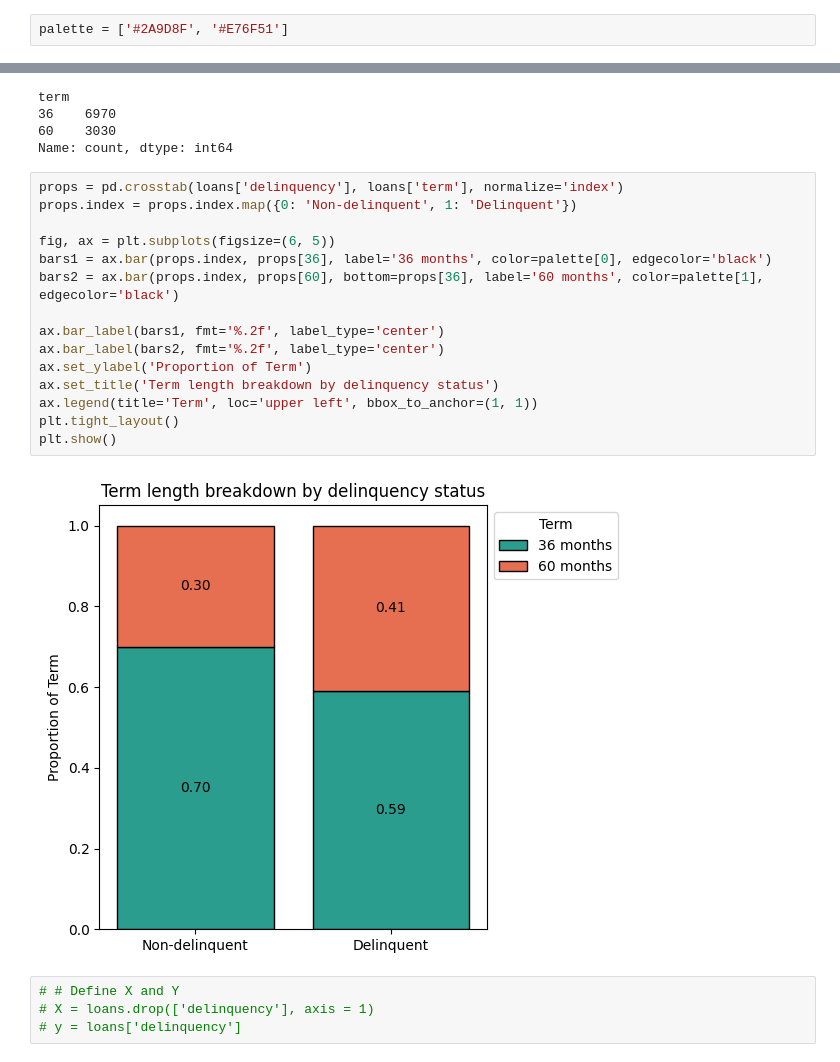
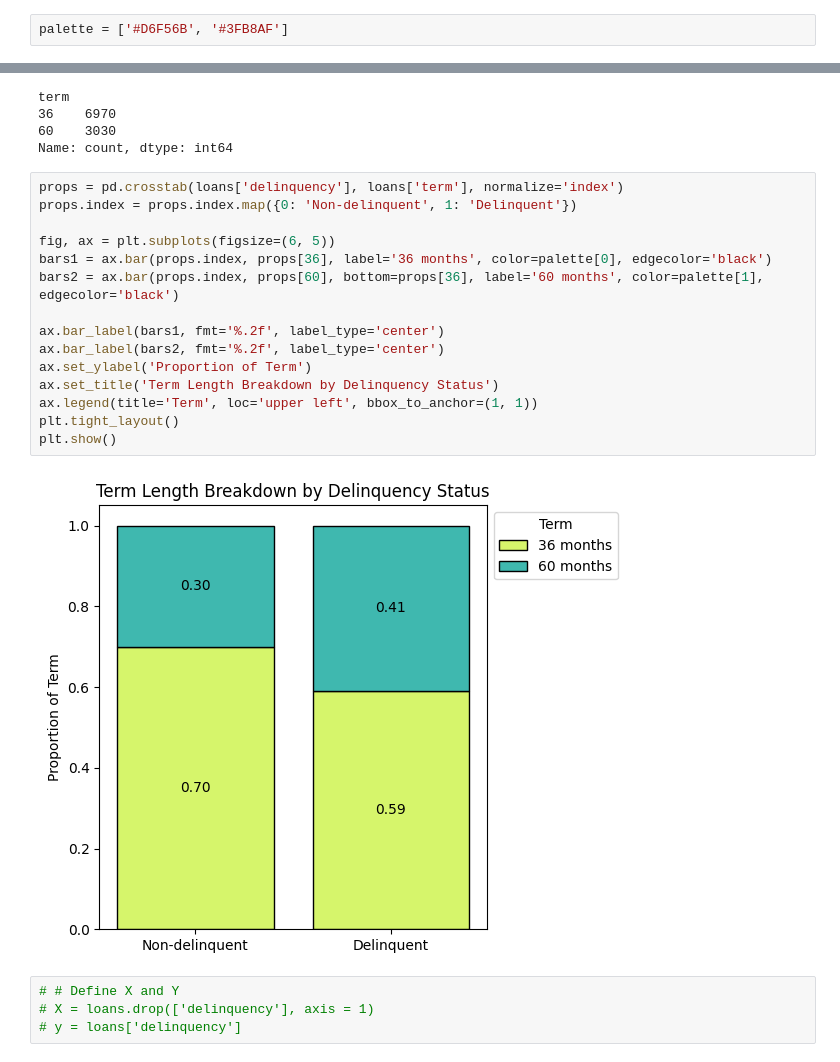
Before and after one commit to Henryblake2777/SDS336_Project, a Jupyter notebook: SDS336_Project_Midterm.ipynb, the cells around one changed output, grey strips where cells are left out. Cells and saved outputs as stored; diff of their text form.

```diff
--- a/SDS336_Project_Midterm.ipynb
+++ b/SDS336_Project_Midterm.ipynb
@@ -227,7 +227,7 @@ num_total_cc_accounts              -0.037156
 months_since_last_credit_inquiry   -0.039828
 Name: delinquency, dtype: float64
 # %%
-palette = ['#2A9D8F', '#E76F51']
+palette = ['#D6F56B', '#3FB8AF']
 # %%
 counts = loans['delinquency'].value_counts()
 labels = counts.index.map({0: 'Non-delinquent', 1: 'Delinquent'})
@@ -259,20 +259,20 @@ Name: count, dtype: int64
 # %%
 props = pd.crosstab(loans['delinquency'], loans['term'], normalize='index')
 props.index = props.index.map({0: 'Non-delinquent', 1: 'Delinquent'})
 
 fig, ax = plt.subplots(figsize=(6, 5))
 bars1 = ax.bar(props.index, props[36], label='36 months', color=palette[0], edgecolor='black')
 bars2 = ax.bar(props.index, props[60], bottom=props[36], label='60 months', color=palette[1], edgecolor='black')
 
 ax.bar_label(bars1, fmt='%.2f', label_type='center')
 ax.bar_label(bars2, fmt='%.2f', label_type='center')
 ax.set_ylabel('Proportion of Term')
-ax.set_title('Term length breakdown by delinquency status')
+ax.set_title('Term Length Breakdown by Delinquency Status')
 ax.legend(title='Term', loc='upper left', bbox_to_anchor=(1, 1))
 plt.tight_layout()
 plt.show()
 # %% [output]
-[figure, old version]
+[figure, new version]
 # %%
 # # Define X and Y
 # X = loans.drop(['delinquency'], axis = 1)
```
Also changed, not shown: parts of 2 cells of this notebook.
